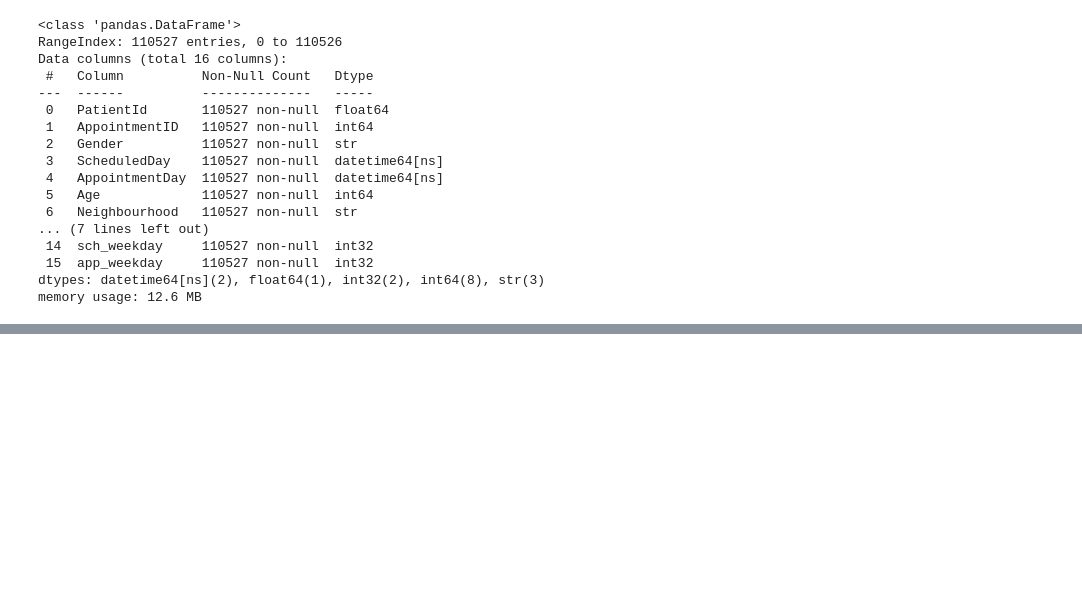
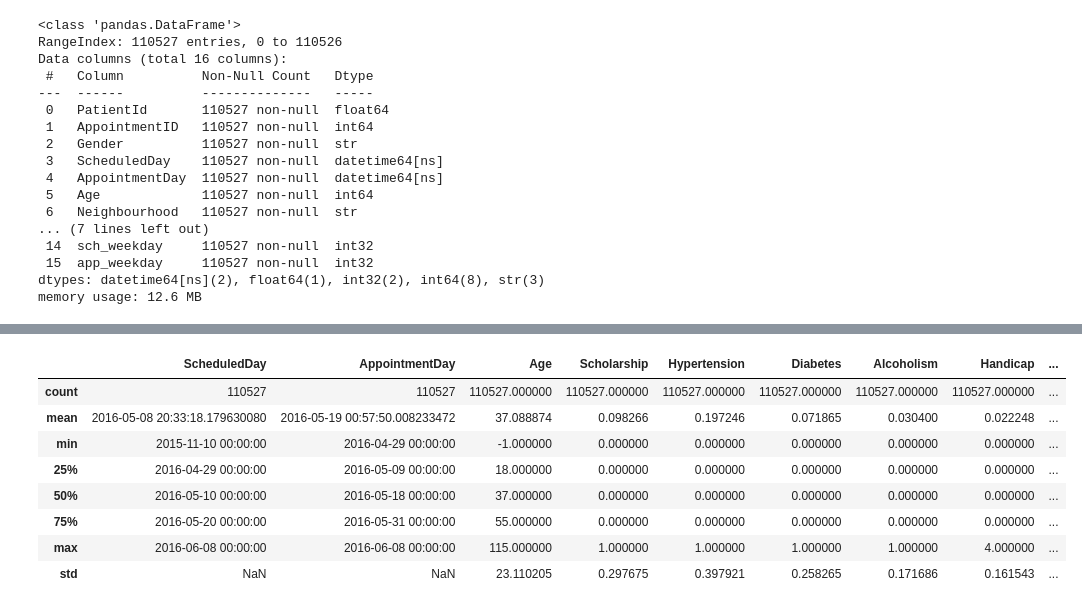
Before and after one commit to amandebnath/EDA-for-Healthcare, a Jupyter notebook: medical_appointments.ipynb, the cells around one changed output, grey strips where cells are left out. Cells and saved outputs as stored; diff of their text form; code cells hidden in the pictures; blank space fills up the shorter version.

```diff
--- a/medical_appointments.ipynb
+++ b/medical_appointments.ipynb
@@ -135,0 +155,12 @@ memory usage: 12.6 MB
+# %%
+df.describe()
+# %% [output]
+|  | ScheduledDay | AppointmentDay | Age | Scholarship | Hypertension | Diabetes | Alcoholism | Handicap | ... |
+| count | 110527 | 110527 | 110527.000000 | 110527.000000 | 110527.000000 | 110527.000000 | 110527.000000 | 110527.000000 | ... |
+| mean | 2016-05-08 20:33:18.179630080 | 2016-05-19 00:57:50.008233472 | 37.088874 | 0.098266 | 0.197246 | 0.071865 | 0.030400 | 0.022248 | ... |
+| min | 2015-11-10 00:00:00 | 2016-04-29 00:00:00 | -1.000000 | 0.000000 | 0.000000 | 0.000000 | 0.000000 | 0.000000 | ... |
+| 25% | 2016-04-29 00:00:00 | 2016-05-09 00:00:00 | 18.000000 | 0.000000 | 0.000000 | 0.000000 | 0.000000 | 0.000000 | ... |
+| 50% | 2016-05-10 00:00:00 | 2016-05-18 00:00:00 | 37.000000 | 0.000000 | 0.000000 | 0.000000 | 0.000000 | 0.000000 | ... |
+| 75% | 2016-05-20 00:00:00 | 2016-05-31 00:00:00 | 55.000000 | 0.000000 | 0.000000 | 0.000000 | 0.000000 | 0.000000 | ... |
+| max | 2016-06-08 00:00:00 | 2016-06-08 00:00:00 | 115.000000 | 1.000000 | 1.000000 | 1.000000 | 1.000000 | 4.000000 | ... |
+| std | NaN | NaN | 23.110205 | 0.297675 | 0.397921 | 0.258265 | 0.171686 | 0.161543 | ... |
```
Also changed, not shown: parts of 4 cells of this notebook.
